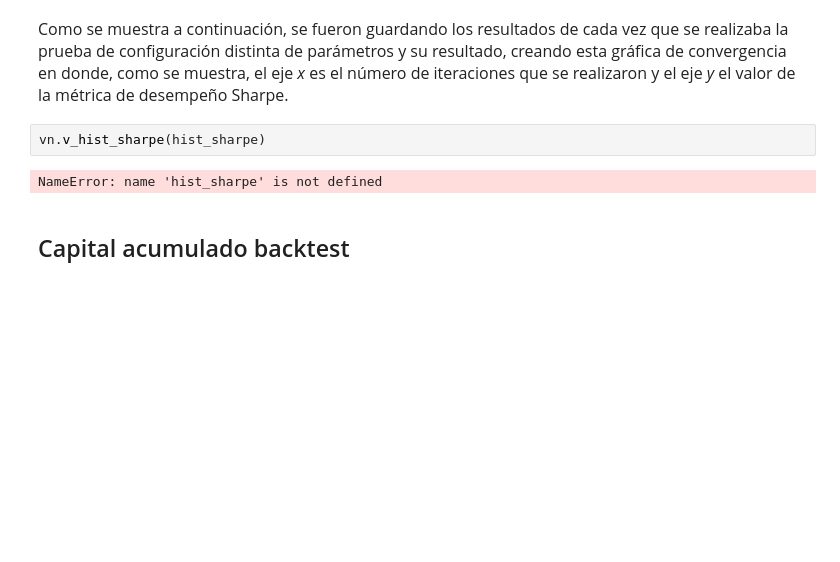
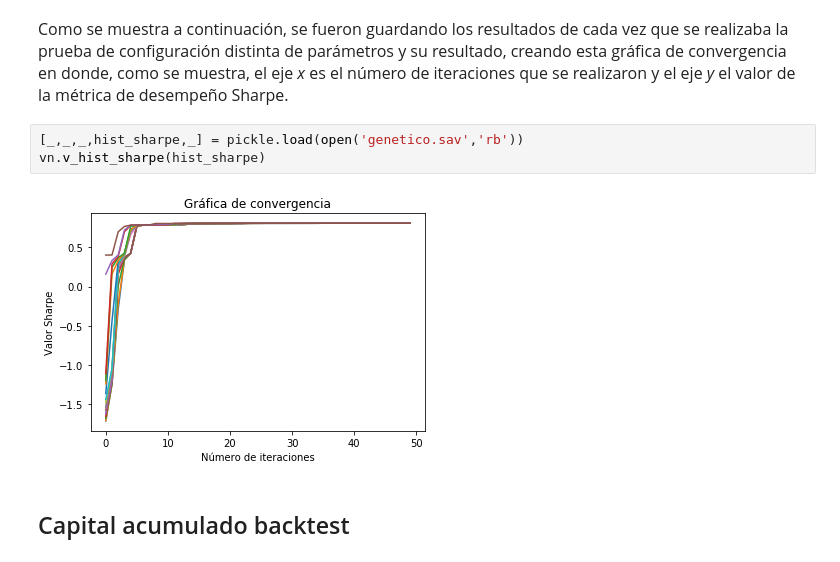
Before and after one commit to ferpinedot/ProyectoFinal_MST, a Jupyter notebook: Proyecto_equipo5.ipynb, the cells around one changed output. Saved outputs shown, nothing was run; the diff lists cells and outputs as text; blank space fills up the shorter version.

Commit message:
Visualizaciones

```diff
--- a/Proyecto_equipo5.ipynb
+++ b/Proyecto_equipo5.ipynb
@@ -962,10 +962,11 @@ df_backtest
 ## Gráfica de convergencia
 # %% [markdown]
 <font size =3> Como se muestra a continuación, se fueron guardando los resultados de cada vez que se realizaba la prueba de configuración distinta de parámetros y su resultado, creando esta gráfica de convergencia en donde, como se muestra, el eje *x* es el número de iteraciones que se realizaron y el eje *y* el valor de la métrica de desempeño Sharpe.
-# %%
-vn.v_hist_sharpe(hist_sharpe)
-# %% [output]
-NameError: name 'hist_sharpe' is not defined
+# %%
+[_,_,_,hist_sharpe,_] = pickle.load(open('genetico.sav','rb'))
+vn.v_hist_sharpe(hist_sharpe)
+# %% [output]
+[figure, added]
 # %% [markdown]
 ## Capital acumulado backtest
 # %% [markdown]
```
Also changed, not shown: parts of 7 cells of this notebook.
